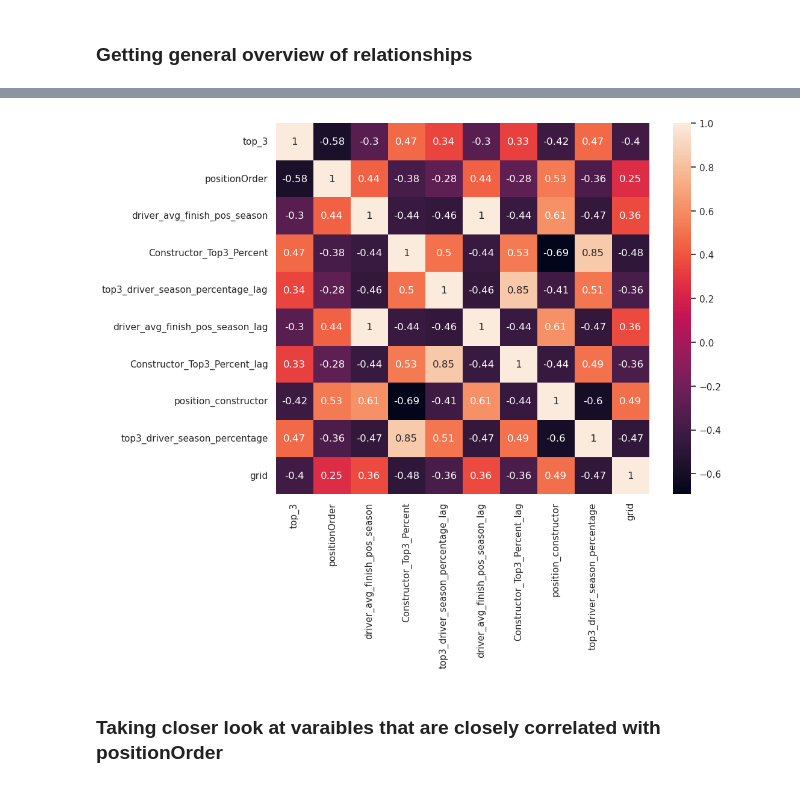
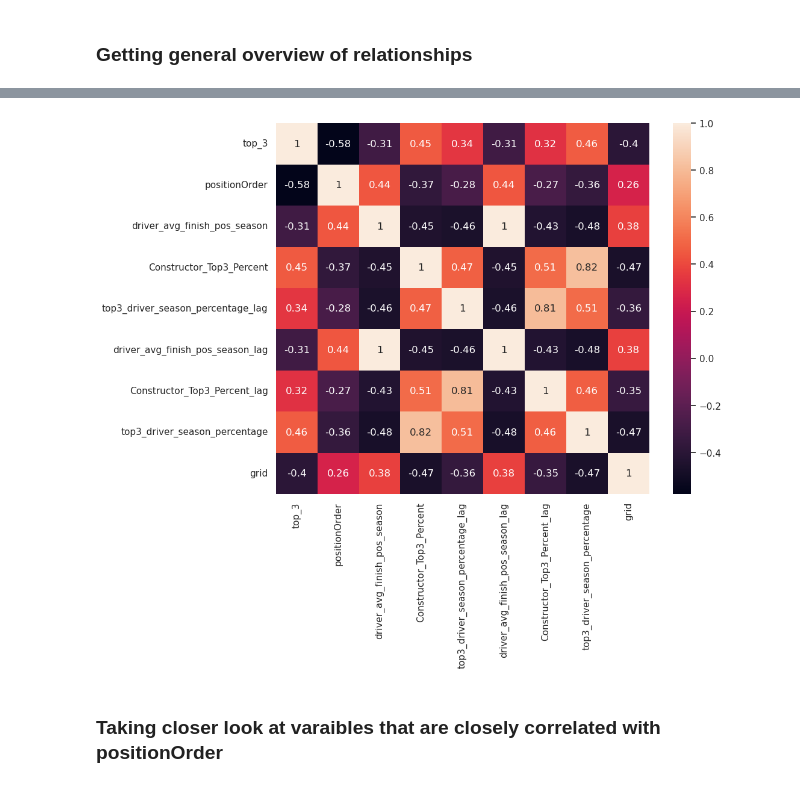
Before and after one commit to BoSsHoGaLeX66/F1Prediction, a Jupyter notebook: EDA.ipynb, the cells around one changed output, grey strips where cells are left out. Cells and saved outputs as stored; diff of their text form; code cells hidden in the pictures.

```diff
--- a/EDA.ipynb
+++ b/EDA.ipynb
@@ -97,15 +97,15 @@ sns.pairplot(result_df[['positionOrder', 'driver_avg_finish_pos_season', 'Constr
 # %%
 # making a correlation map
 corr = result_df[['top_3', 'positionOrder', 'driver_avg_finish_pos_season', 'Constructor_Top3_Percent',
                   'top3_driver_season_percentage_lag', 'driver_avg_finish_pos_season_lag',
                   'Constructor_Top3_Percent_lag',
-                  'position_constructor', 'top3_driver_season_percentage', 'grid']].corr()
+                  'top3_driver_season_percentage', 'grid']].corr()
 fig, ax = plt.subplots(figsize=(10,8))
 sns.heatmap(corr, annot=True, ax=ax)
 plt.savefig('Images/CorrelationMap.png', bbox_inches="tight")
 plt.show()
 # %% [output]
-[figure, old version]
+[figure, new version]
 # %% [markdown]
 ### Taking closer look at varaibles that are closely correlated with positionOrder
 # %%
```
Also changed, not shown: parts of 19 cells of this notebook, 17 other files.
